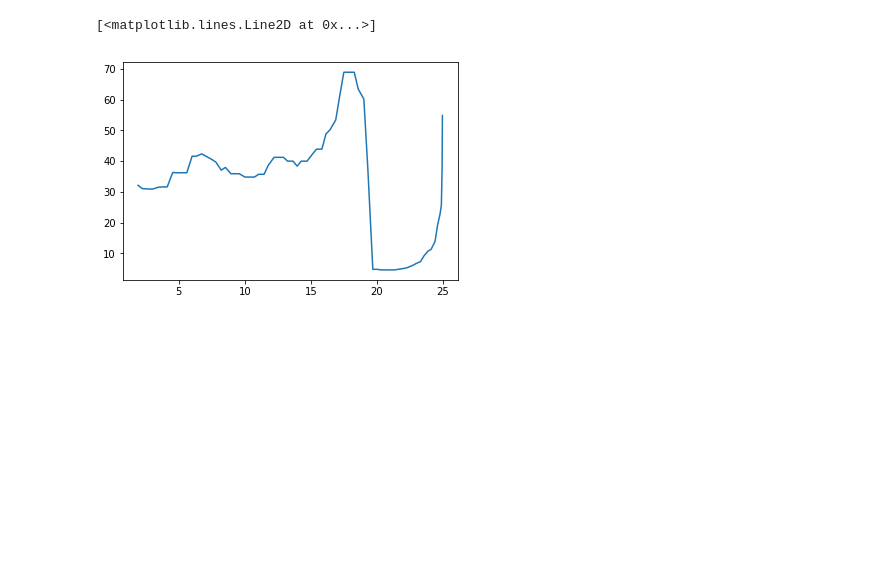
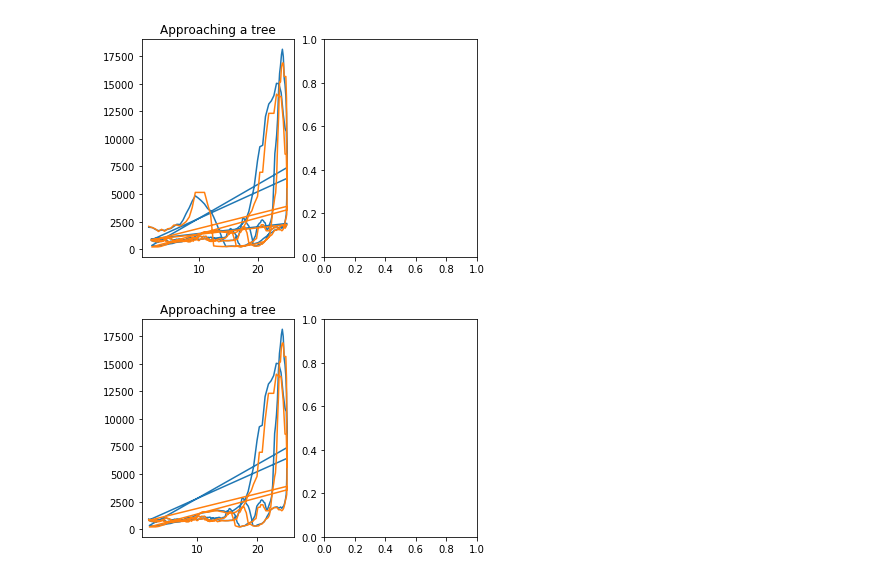
Before and after one commit to joanreyero/pyx4-avoidance, a Jupyter notebook: src/analytics/of-parameters/try.ipynb, the cells around one changed output. Saved outputs shown, nothing was run; the diff lists cells and outputs as text; code cells hidden in the pictures; blank space fills up the shorter version.

```diff
--- a/src/analytics/of-parameters/try.ipynb
+++ b/src/analytics/of-parameters/try.ipynb
@@ -27,15 +27,19 @@ data = [
 # %%
 
 for dic in data:
     obst = pd.read_csv(dic['obstacle'])
     no_obst = pd.read_csv(dic['no-obstacle'])
+    obst[ACT] = obst[ACT].apply(clean_activations)
+    no_obst[ACT] = no_obst[ACT].apply(clean_activations)
     obst_means = obst[ACT].apply(np.mean)
     obst_medians = obst[ACT].apply(np.median)
     no_obst_means = no_obst[ACT].apply(np.mean)
     no_obst_meadians = no_obst[ACT].apply(np.median)
 
-means = df[ACT].apply(np.median, 1)
-plt.plot(df[DIST], means)
+    fig, (ax1, ax2) = plt.subplots(1, 2)
+    ax1.plot(obst[DIST], obst_means, label="Mean of activations")
+    ax1.plot(obst[DIST], obst_medians, label="Median of activations")
+    ax1.set_title("Approaching a tree")
 # %% [output]
-[<matplotlib.lines.Line2D at 0x...>]
-[figure, old version]
+[figure, new version]
+[figure, added]
```
